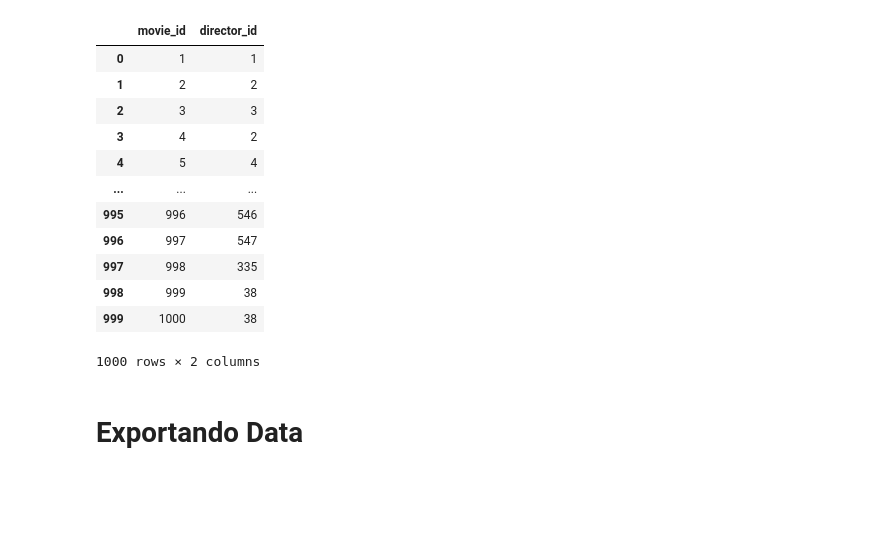
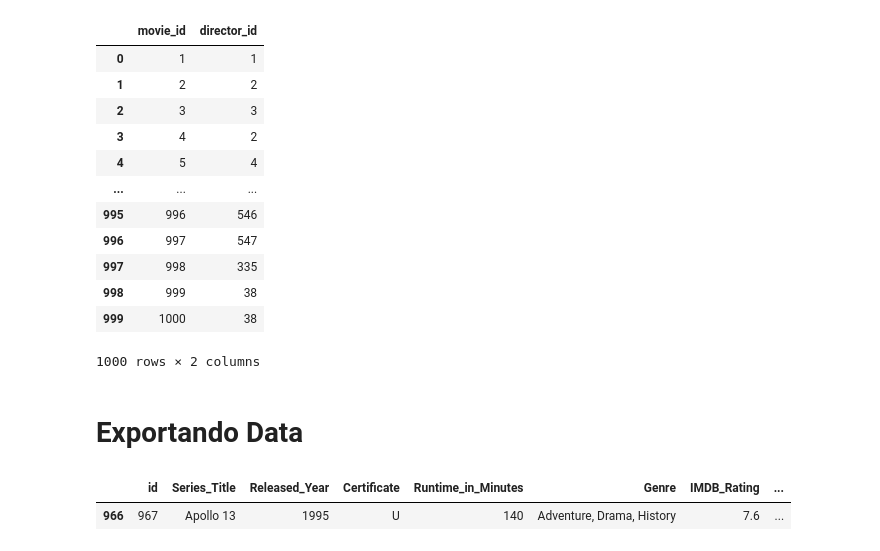
Before and after one commit to Costa-LG/Movies-Data-Analysis, a Jupyter notebook: Cleaning_Data.ipynb, the cells around one changed output. Drawn from its saved outputs; the diff is of its cells as text; code cells hidden in the pictures; blank space fills up the shorter version.

```diff
--- a/Cleaning_Data.ipynb
+++ b/Cleaning_Data.ipynb
@@ -305,6 +305,13 @@ directed
 # I have a problem importing numeric null values into MySQL
 # to circumvent this, we change it to a negative value
 movies = movies.where(pd.notna(movies), -1)
+# %%
+movies.loc[movies["Series_Title"] == "Apollo 13", "Released_Year"] = 1995
+# %%
+movies.query("Series_Title == 'Apollo 13'")
+# %% [output]
+|  | id | Series_Title | Released_Year | Certificate | Runtime_in_Minutes | Genre | IMDB_Rating | ... |
+| 966 | 967 | Apollo 13 | 1995 | U | 140 | Adventure, Drama, History | 7.6 | ... |
 # %%
 file_path = Path('./clean_data/movies.csv')
 file_path.parent.mkdir(parents = True, exist_ok = True)
```
Also changed, not shown: 4 other files.
